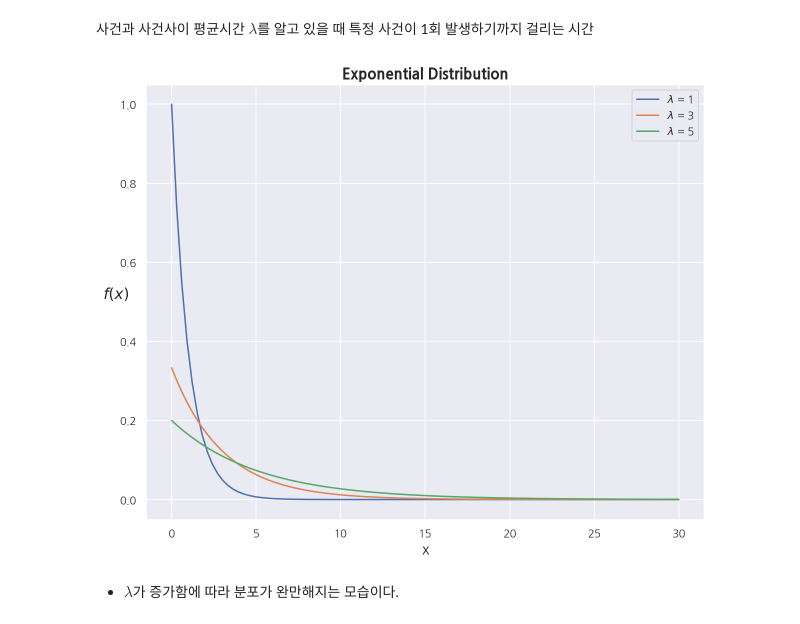
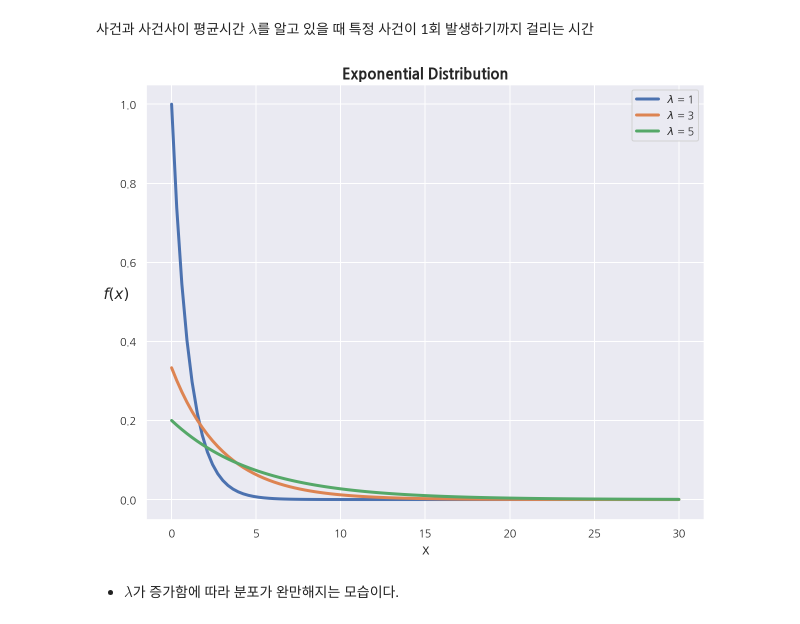
Before and after one commit to Romg2/Python_Study_Statistic, a Jupyter notebook: 01. 확률분포.ipynb, the cells around one changed output. Drawn from its saved outputs; the diff is of its cells as text; code cells hidden in the pictures.

```diff
--- a/01. 확률분포.ipynb
+++ b/01. 확률분포.ipynb
@@ -185,21 +185,21 @@ $Var(X) = \lambda^2$
 # %%
 x = np.linspace(0, 30, 100)
 
 plt.figure(figsize=(10, 8))
 
 for lam in [1, 3, 5]:
     loc = 0
     y = stats.expon(loc, lam).pdf(x)
-    plt.plot(x, y, label = f"$\lambda$ = {lam}")
+    plt.plot(x, y, label = f"$\lambda$ = {lam}", lw=3)
 
 plt.title('Exponential Distribution', weight="bold", fontsize=15)
 plt.xlabel('x', fontsize=15)
 plt.ylabel("$f(x)$", rotation = 0, fontsize=15)
 plt.legend()
 
 plt.show()
 # %% [output]
-[figure, old version]
+[figure, new version]
 # %% [markdown]
 - $\lambda$가 증가함에 따라 분포가 완만해지는 모습이다.
 # %% [markdown]
```
Also changed, not shown: parts of 15 cells of this notebook.
